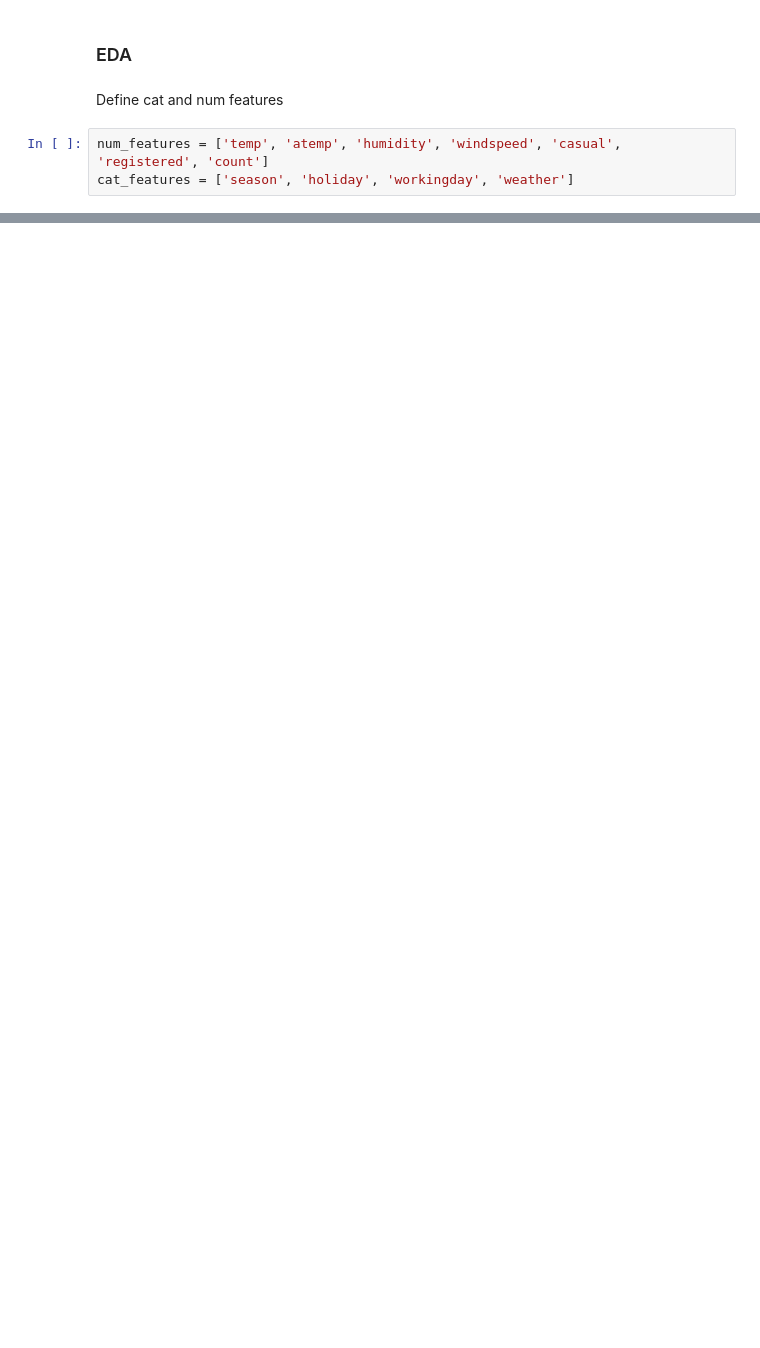
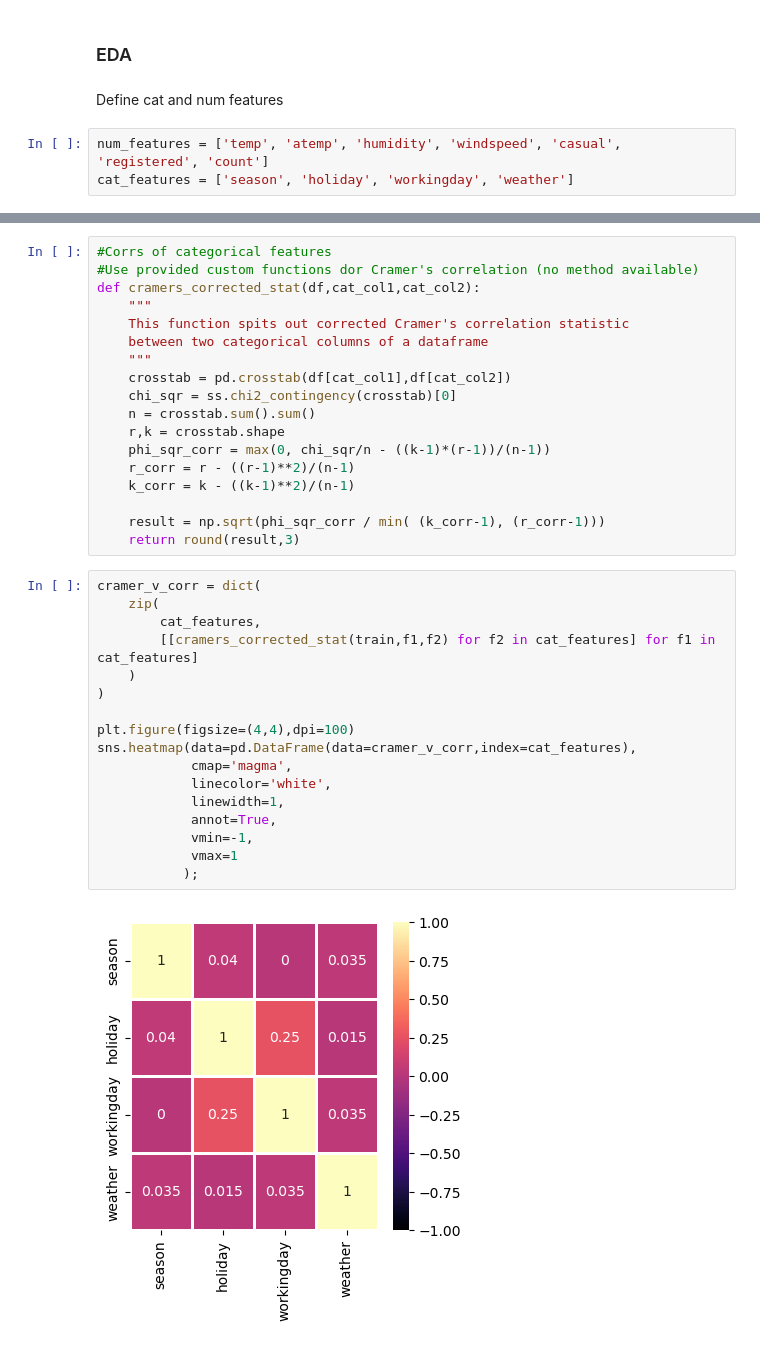
Before and after one commit to ElizavetaBugaeva/bootcamp_projects, a Jupyter notebook: week_03/Project Week 3.ipynb, the cells around one changed output, grey strips where cells are left out. Cells and saved outputs as stored; diff of their text form; blank space fills up the shorter version.

```diff
--- a/week_03/Project Week 3.ipynb
+++ b/week_03/Project Week 3.ipynb
@@ -297,0 +135,37 @@ sample_week
+# %%
+#Corrs of categorical features
+#Use provided custom functions dor Cramer's correlation (no method available)
+def cramers_corrected_stat(df,cat_col1,cat_col2):
+    """
+    This function spits out corrected Cramer's correlation statistic
+    between two categorical columns of a dataframe
+    """
+    crosstab = pd.crosstab(df[cat_col1],df[cat_col2])
+    chi_sqr = ss.chi2_contingency(crosstab)[0]
+    n = crosstab.sum().sum()
+    r,k = crosstab.shape
+    phi_sqr_corr = max(0, chi_sqr/n - ((k-1)*(r-1))/(n-1))
+    r_corr = r - ((r-1)**2)/(n-1)
+    k_corr = k - ((k-1)**2)/(n-1)
+
+    result = np.sqrt(phi_sqr_corr / min( (k_corr-1), (r_corr-1)))
+    return round(result,3)
+# %%
+cramer_v_corr = dict(
+    zip(
+        cat_features,
+        [[cramers_corrected_stat(train,f1,f2) for f2 in cat_features] for f1 in cat_features]
+    )
+)
+
+plt.figure(figsize=(4,4),dpi=100)
+sns.heatmap(data=pd.DataFrame(data=cramer_v_corr,index=cat_features),
+            cmap='magma',
+            linecolor='white',
+            linewidth=1,
+            annot=True,
+            vmin=-1,
+            vmax=1
+           );
+# %% [output]
+[figure, added]
```
Also changed, not shown: parts of 70 cells of this notebook.
